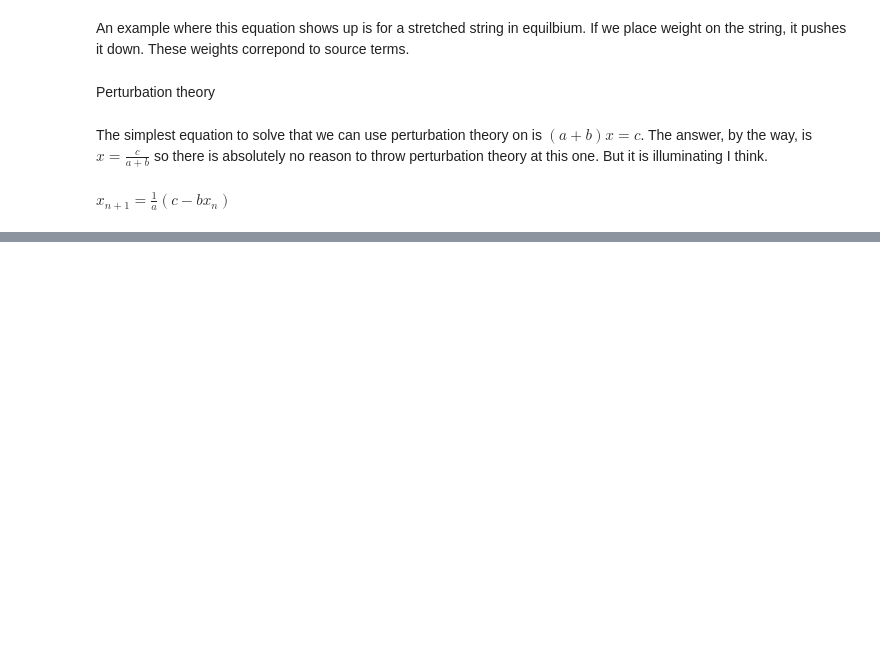
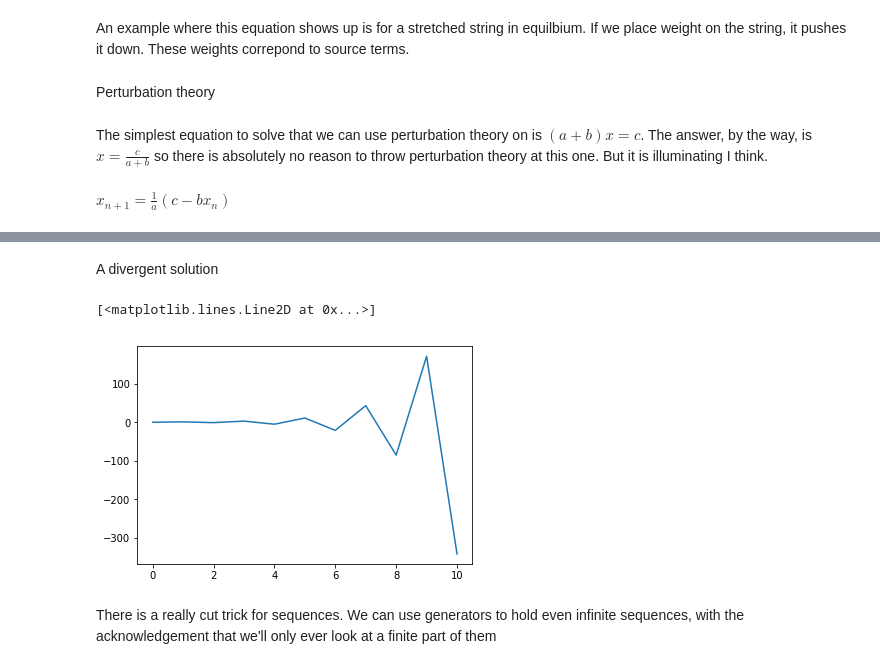
Before and after one commit to philzook58/philzook58.github.io, a Jupyter notebook: pynb/Green's Functions.ipynb, the cells around one changed output, grey strips where cells are left out. Drawn from its saved outputs; the diff is of its cells as text; code cells hidden in the pictures; blank space fills up the shorter version.

```diff
--- a/pynb/Green's Functions.ipynb
+++ b/pynb/Green's Functions.ipynb
@@ -48,0 +79,9 @@ $x = c(1- \frac{b}{a} + (\frac{b}{a})^2 - (\frac{b}{a})^3 + \dots)$
+# %% [markdown]
+A divergent solution
+# %%
+plt.plot(simple_solve(1,2,1))
+# %% [output]
+[<matplotlib.lines.Line2D at 0x...>]
+[figure, added]
+# %% [markdown]
+There is a really cut trick for sequences. We can use generators to hold even infinite sequences, with the acknowledgement that we'll only ever look at a finite part of them
```
Also changed, not shown: parts of 49 cells of this notebook.
